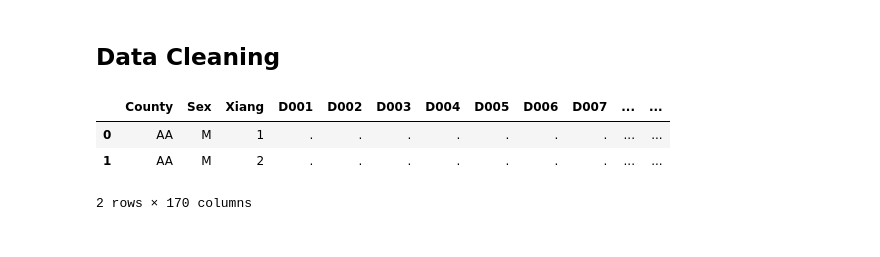
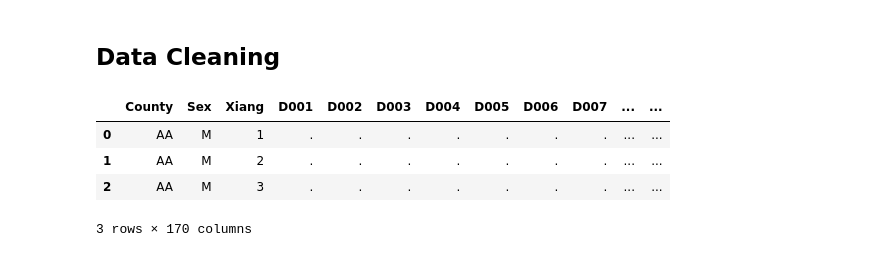
Before and after one commit to colbytse/community_health_project, a Jupyter notebook: colby.ipynb, the cells around one changed output. Saved outputs shown, nothing was run; the diff lists cells and outputs as text; code cells hidden in the pictures.

```diff
--- a/colby.ipynb
+++ b/colby.ipynb
@@ -9,10 +21,13 @@ ch89dg = pd.read_csv('./data/CH89DG.csv')
 # %%
-ch89dg.head(2)
+ch89dg.head(3)
+# many cells with periods only, used as an NA/null. Need to replace.
+# empty column added at end, due to formatting from csv. Will drop.
 # %% [output]
 |  | County | Sex | Xiang | D001 | D002 | D003 | D004 | D005 | D006 | D007 | ... | ... |
 | 0 | AA | M | 1 | . | . | . | . | . | . | . | ... | ... |
 | 1 | AA | M | 2 | . | . | . | . | . | . | . | ... | ... |
+| 2 | AA | M | 3 | . | . | . | . | . | . | . | ... | ... |
-2 rows × 170 columns
+3 rows × 170 columns
 # %%
 def clean_header(df):
     '''fn should format all dataframes as described below'''
```
Also changed, not shown: parts of 11 cells of this notebook, 13 other files.
